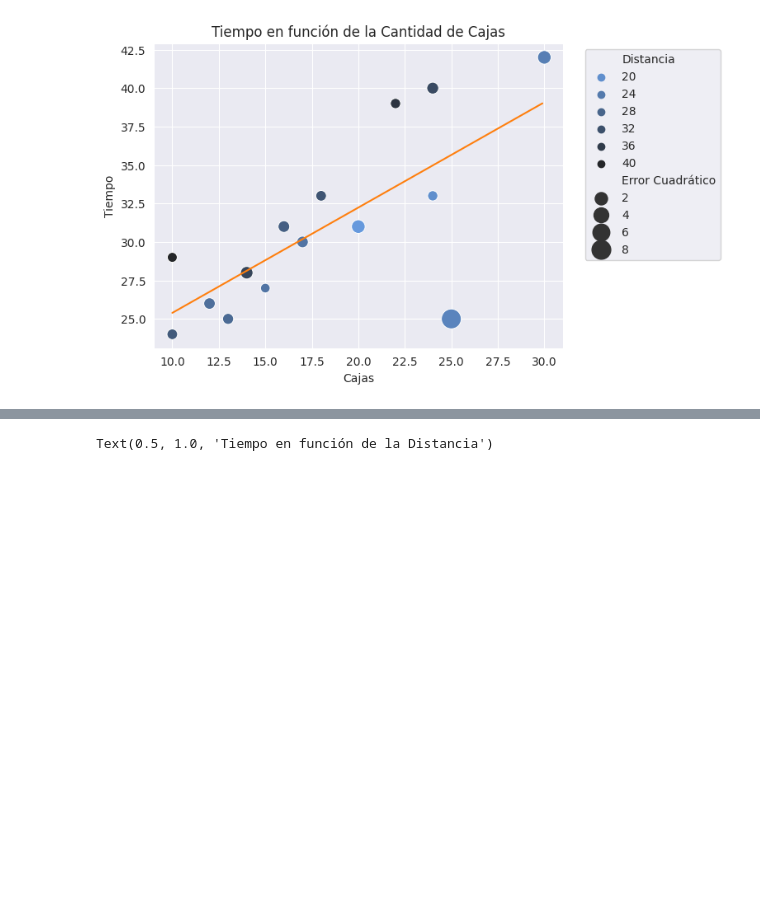
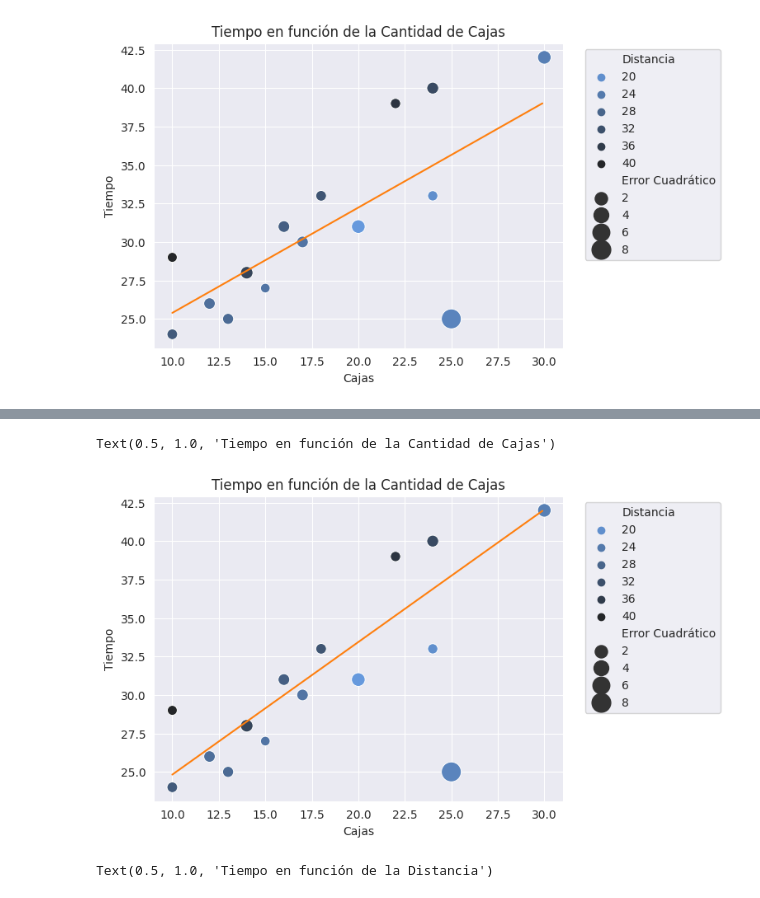
Before and after one commit to prausela/regressions, a Jupyter notebook: beers.ipynb, the cells around one changed output, grey strips where cells are left out. Saved outputs shown, nothing was run; the diff lists cells and outputs as text; code cells hidden in the pictures; blank space fills up the shorter version.

```diff
--- a/beers.ipynb
+++ b/beers.ipynb
@@ -208,3 +204,9 @@ plt.title("Tiempo en función de la Cantidad de Cajas")
 # %% [output]
 Text(0.5, 1.0, 'Tiempo en función de la Cantidad de Cajas')
 [figure]
+# %%
+X_aux = np.delete(X, 4, axis=0)
+Y_aux = np.delete(Y, 4, axis=0)
+# %%
+K_aux = min_sqrs(add_bias(X_aux[:, 0:1]), K_fs, Y_aux)
+K_aux
@@ -210,0 +216,6 @@ Text(0.5, 1.0, 'Tiempo en función de la Cantidad de Cajas')
+# %%
+f_aux = lambda x : K_aux[0]*x + K_aux[1]
+vec_f_aux = np.vectorize(f_aux)
+
+F_aux = vec_f_aux(X_aux[:, 0:1])
+F_aux
@@ -211,3 +237,14 @@ Text(0.5, 1.0, 'Tiempo en función de la Cantidad de Cajas')
+# %%
+plot_X_aux = np.arange(X_aux[:, 0:1].min(), X_aux[:, 0:1].max(), 0.1)
+plot_Y_aux = vec_f_aux(plot_X_aux)
+# %%
+sns.scatterplot(beers_df, x="Cajas", y="Tiempo", color=colors[0], hue="Distancia", size="Error Cuadrático", palette=sns.dark_palette("#69d", reverse=True, as_cmap=True), sizes=(70,300))
+plt.plot(plot_X_aux, plot_Y_aux, color=colors[1])
+plt.legend(bbox_to_anchor=(1.04, 1), loc="upper left")
+plt.title("Tiempo en función de la Cantidad de Cajas")
+# %% [output]
+Text(0.5, 1.0, 'Tiempo en función de la Cantidad de Cajas')
+[figure, added]
 # %%
 sns.scatterplot(beers_df, x="Distancia", y="Tiempo", hue="Cajas", size="Error Cuadrático", palette=sns.dark_palette("#69d", reverse=True, as_cmap=True), sizes=(70,300))
 plt.legend(bbox_to_anchor=(1.04, 1), loc="upper left")
```
Also changed, not shown: parts of 7 cells of this notebook.
